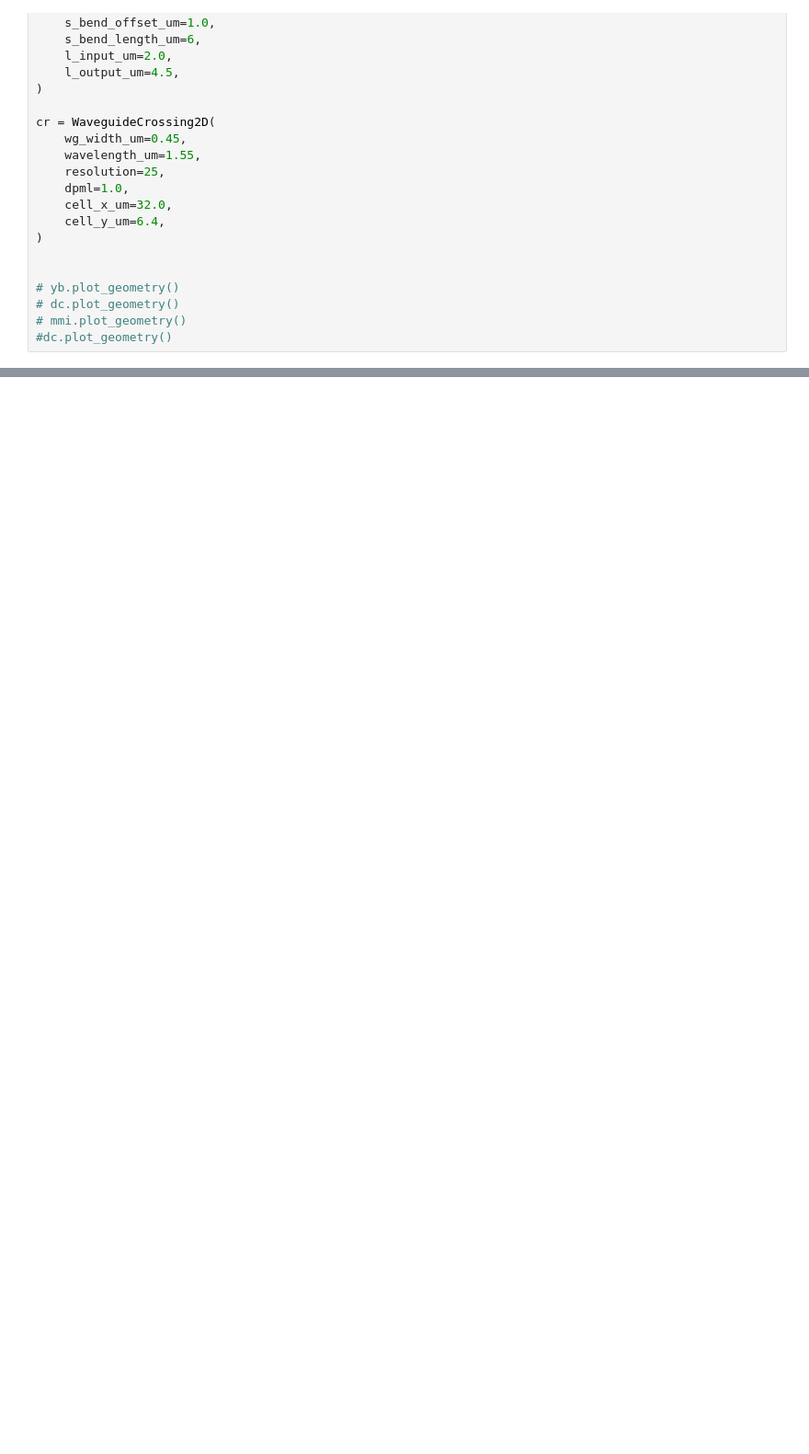
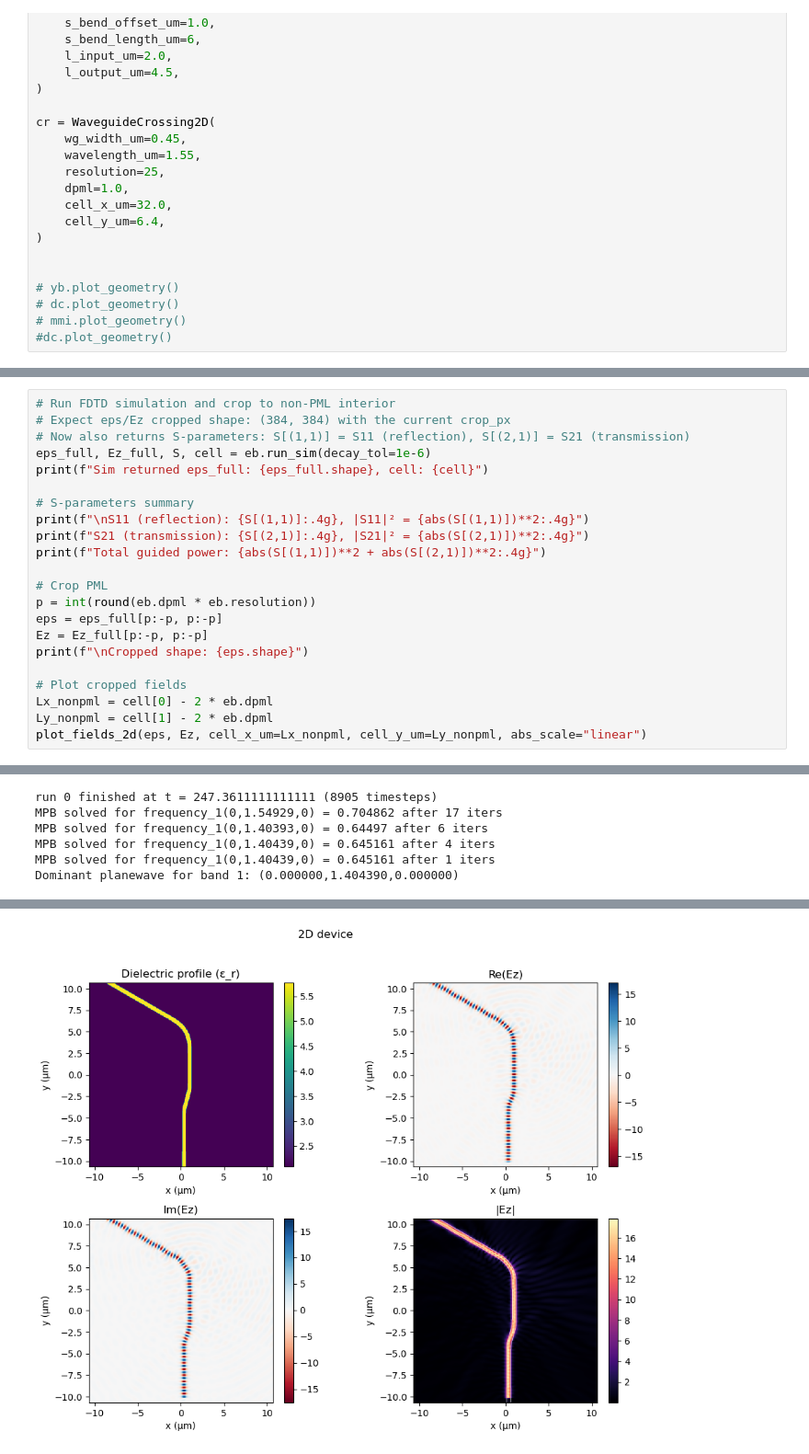
Before and after one commit to Rizzo-Integrated-Photonic-Systems-Lab/PIC-Flow, a Jupyter notebook: FDTD/main.ipynb, the cells around one changed output, grey strips where cells are left out. Shown at 92% size. Cells and saved outputs as stored; diff of their text form; blank space fills up the shorter version.

```diff
--- a/FDTD/main.ipynb
+++ b/FDTD/main.ipynb
@@ -183,0 +352,23 @@ plot_fields_2d(eps, Ez, Hx_mid=Hx, Hy_mid=Hy, cell_x_um=cell[0], cell_y_um=cell[
+# %%
+# Run FDTD simulation and crop to non-PML interior
+# Expect eps/Ez cropped shape: (384, 384) with the current crop_px
+# Now also returns S-parameters: S[(1,1)] = S11 (reflection), S[(2,1)] = S21 (transmission)
+eps_full, Ez_full, S, cell = eb.run_sim(decay_tol=1e-6)
+print(f"Sim returned eps_full: {eps_full.shape}, cell: {cell}")
+
+# S-parameters summary
+print(f"\nS11 (reflection): {S[(1,1)]:.4g}, |S11|² = {abs(S[(1,1)])**2:.4g}")
+print(f"S21 (transmission): {S[(2,1)]:.4g}, |S21|² = {abs(S[(2,1)])**2:.4g}")
+print(f"Total guided power: {abs(S[(1,1)])**2 + abs(S[(2,1)])**2:.4g}")
+
+# Crop PML
+p = int(round(eb.dpml * eb.resolution))
+eps = eps_full[p:-p, p:-p]
+Ez = Ez_full[p:-p, p:-p]
+print(f"\nCropped shape: {eps.shape}")
+
+# Plot cropped fields
+Lx_nonpml = cell[0] - 2 * eb.dpml
+Ly_nonpml = cell[1] - 2 * eb.dpml
+plot_fields_2d(eps, Ez, cell_x_um=Lx_nonpml, cell_y_um=Ly_nonpml, abs_scale="linear")
+# %% [output]
@@ -183,0 +411,6 @@ plot_fields_2d(eps, Ez, Hx_mid=Hx, Hy_mid=Hy, cell_x_um=cell[0], cell_y_um=cell[
+run 0 finished at t = 247.3611111111111 (8905 timesteps)
+MPB solved for frequency_1(0,1.54929,0) = 0.704862 after 17 iters
+MPB solved for frequency_1(0,1.40393,0) = 0.64497 after 6 iters
+MPB solved for frequency_1(0,1.40439,0) = 0.645161 after 4 iters
+MPB solved for frequency_1(0,1.40439,0) = 0.645161 after 1 iters
+Dominant planewave for band 1: (0.000000,1.404390,0.000000)
@@ -183,0 +434 @@ plot_fields_2d(eps, Ez, Hx_mid=Hx, Hy_mid=Hy, cell_x_um=cell[0], cell_y_um=cell[
+[figure, added]
```
Also changed, not shown: parts of 8 cells of this notebook, 19 other files.
